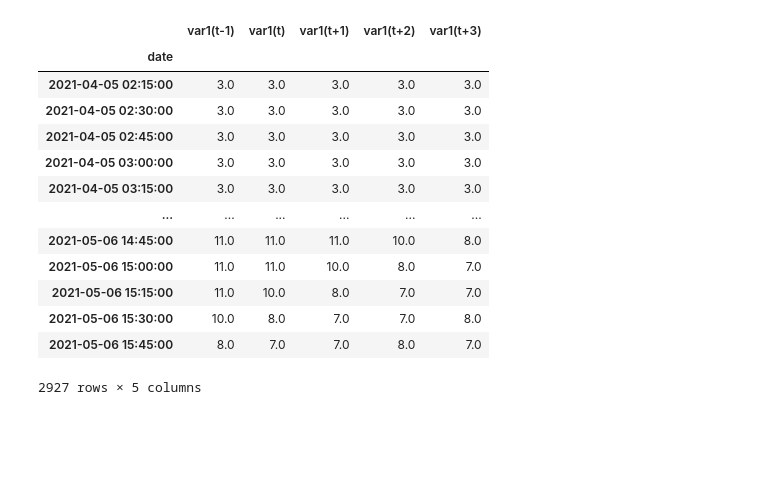
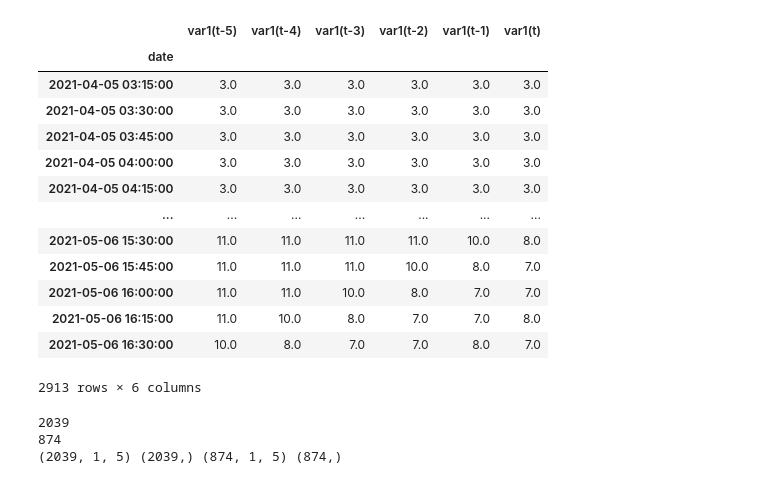
Before and after one commit to Niekvandam/OpenRemote-Series, a Jupyter notebook: multivariate_lstm.ipynb, the cells around one changed output. Drawn from its saved outputs; the diff is of its cells as text; code cells hidden in the pictures; blank space fills up the shorter version.

```diff
--- a/multivariate_lstm.ipynb
+++ b/multivariate_lstm.ipynb
@@ -28,42 +51,42 @@ df_videolab = df_videolab.resample(rule='15T', closed='left', label='left').mean
 # %%
 def series_to_supervised(data, n_in=1, n_out=1, dropnan=True):
     n_vars = 1 if type(data) is list else data.shape[1]
     df = DataFrame(data)
     cols, names = list(), list()
 	# input sequence (t-n, ... t-1)
     for i in range(n_in, 0, -1):
         cols.append(df.shift(i))
         names += [('var%d(t-%d)' % (j+1, i)) for j in range(n_vars)]
 	# forecast sequence (t, t+1, ... t+n)
     for i in range(0, n_out):
         cols.append(df.shift(-i))
         if i == 0:
             names += [('var%d(t)' % (j+1)) for j in range(n_vars)]
         else:
             names += [('var%d(t+%d)' % (j+1, i)) for j in range(n_vars)]
 	# put it all together
     agg = concat(cols, axis=1)
     agg.columns = names
 	# drop rows with NaN values
     if dropnan:
         agg.dropna(inplace=True)
     return agg
 
-df_videolab = series_to_supervised(df_videolab, n_out=4)
+df_videolab = series_to_supervised(df_videolab, n_in=5)
 
 df_videolab
 # %% [output]
-|  | var1(t-1) | var1(t) | var1(t+1) | var1(t+2) | var1(t+3) |
-| date |  |  |  |  |  |
-| 2021-04-05 02:15:00 | 3.0 | 3.0 | 3.0 | 3.0 | 3.0 |
-| 2021-04-05 02:30:00 | 3.0 | 3.0 | 3.0 | 3.0 | 3.0 |
-| 2021-04-05 02:45:00 | 3.0 | 3.0 | 3.0 | 3.0 | 3.0 |
-| 2021-04-05 03:00:00 | 3.0 | 3.0 | 3.0 | 3.0 | 3.0 |
-| 2021-04-05 03:15:00 | 3.0 | 3.0 | 3.0 | 3.0 | 3.0 |
-| ... | ... | ... | ... | ... | ... |
-| 2021-05-06 14:45:00 | 11.0 | 11.0 | 11.0 | 10.0 | 8.0 |
-| 2021-05-06 15:00:00 | 11.0 | 11.0 | 10.0 | 8.0 | 7.0 |
-| 2021-05-06 15:15:00 | 11.0 | 10.0 | 8.0 | 7.0 | 7.0 |
-| 2021-05-06 15:30:00 | 10.0 | 8.0 | 7.0 | 7.0 | 8.0 |
-| 2021-05-06 15:45:00 | 8.0 | 7.0 | 7.0 | 8.0 | 7.0 |
+|  | var1(t-5) | var1(t-4) | var1(t-3) | var1(t-2) | var1(t-1) | var1(t) |
+| date |  |  |  |  |  |  |
+| 2021-04-05 03:15:00 | 3.0 | 3.0 | 3.0 | 3.0 | 3.0 | 3.0 |
+| 2021-04-05 03:30:00 | 3.0 | 3.0 | 3.0 | 3.0 | 3.0 | 3.0 |
+| 2021-04-05 03:45:00 | 3.0 | 3.0 | 3.0 | 3.0 | 3.0 | 3.0 |
+| 2021-04-05 04:00:00 | 3.0 | 3.0 | 3.0 | 3.0 | 3.0 | 3.0 |
+| 2021-04-05 04:15:00 | 3.0 | 3.0 | 3.0 | 3.0 | 3.0 | 3.0 |
+| ... | ... | ... | ... | ... | ... | ... |
+| 2021-05-06 15:30:00 | 11.0 | 11.0 | 11.0 | 11.0 | 10.0 | 8.0 |
+| 2021-05-06 15:45:00 | 11.0 | 11.0 | 11.0 | 10.0 | 8.0 | 7.0 |
+| 2021-05-06 16:00:00 | 11.0 | 11.0 | 10.0 | 8.0 | 7.0 | 7.0 |
+| 2021-05-06 16:15:00 | 11.0 | 10.0 | 8.0 | 7.0 | 7.0 | 8.0 |
+| 2021-05-06 16:30:00 | 10.0 | 8.0 | 7.0 | 7.0 | 8.0 | 7.0 |
-2927 rows × 5 columns
+2913 rows × 6 columns
@@ -72 +93,22 @@ values = df_videolab.values
+# %%
+n_train_percentage = 0.7
+split_index = math.floor(len(df_videolab)*n_train_percentage)
+train, test = df_videolab.iloc[:split_index], df_videolab.iloc[split_index:]
+train_y, train_X= train.pop("var1(t)"), train.to_numpy()
+test_y, test_X = test.pop("var1(t)"), test.to_numpy()
+
+print(len(train))
+print(len(test))
+
+train_X = train_X.reshape(-1, 1, train_X.shape[1])
+test_X = test_X.reshape(-1, 1, test_X.shape[1])
+
+
+
+print(train_X.shape, train_y.shape, test_X.shape, test_y.shape)
+#samples, timesteps, features
+# %% [output]
+2039
+874
+(2039, 1, 5) (2039,) (874, 1, 5) (874,)
 # %%
```
Also changed, not shown: parts of 6 cells of this notebook, 1 other file.
